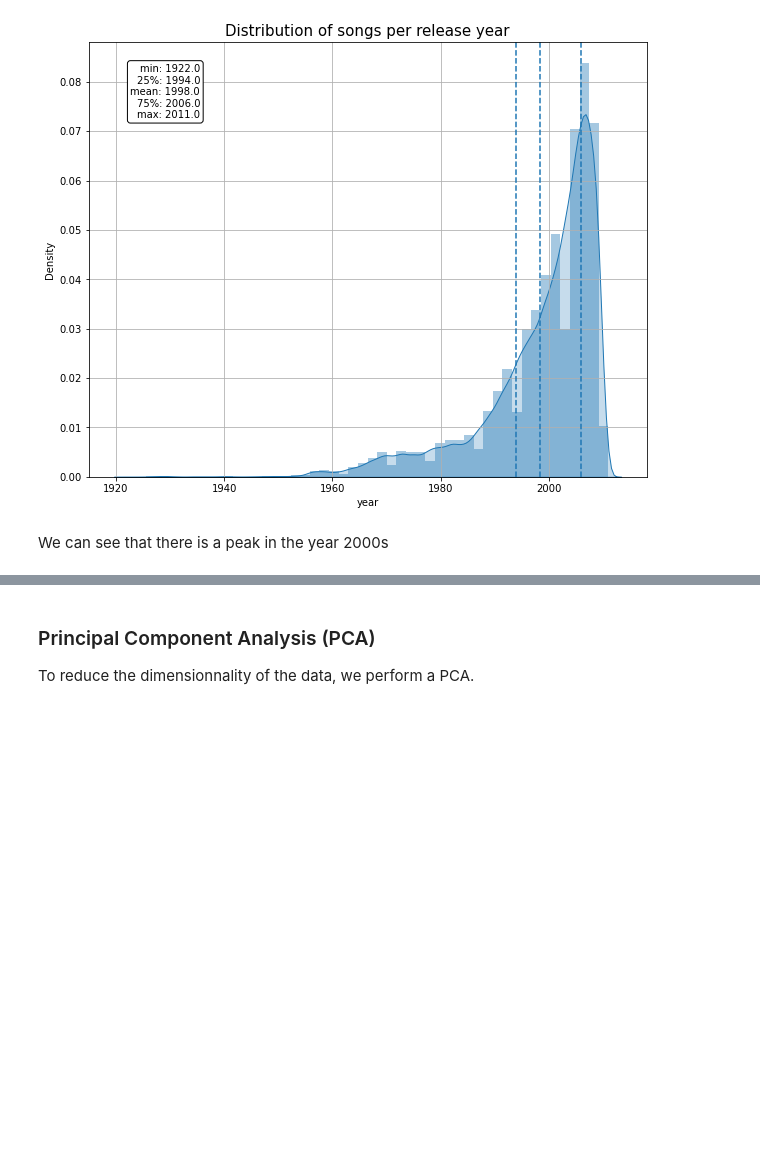
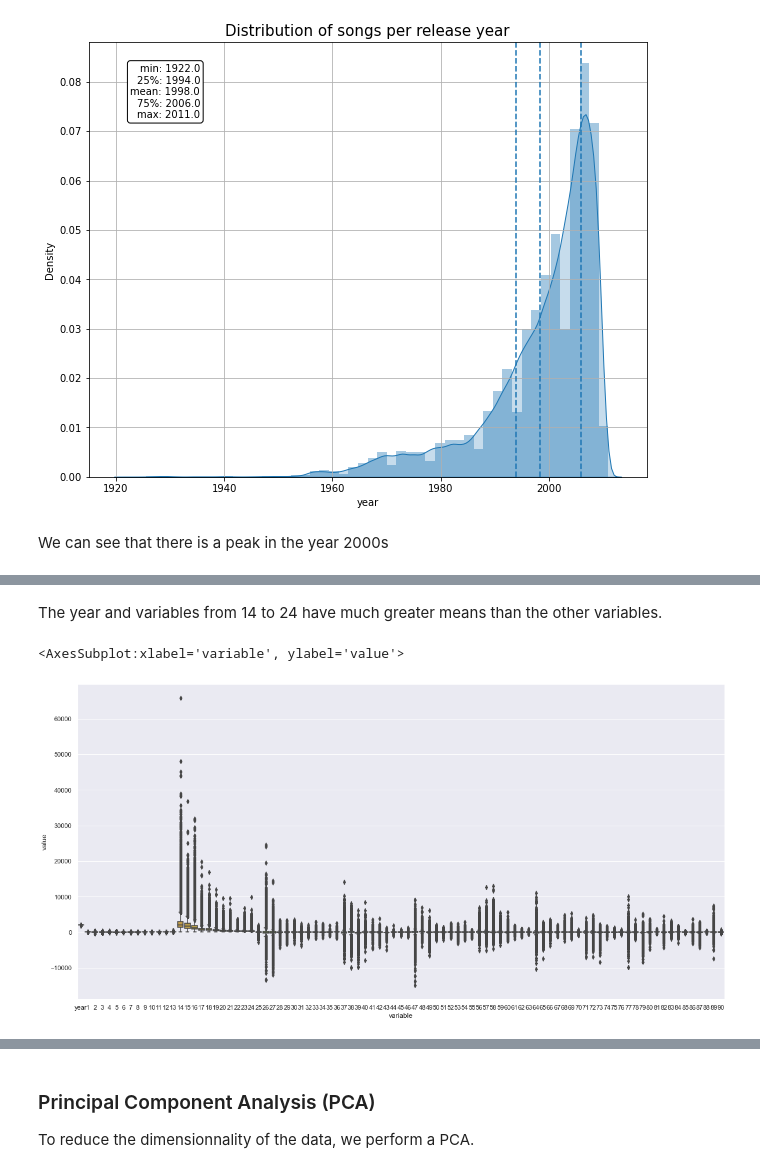
Before and after one commit to acharruey/YearPredictionMSD-Machine-Learning, a Jupyter notebook: FinalProject.ipynb, the cells around one changed output, grey strips where cells are left out. Drawn from its saved outputs; the diff is of its cells as text; code cells hidden in the pictures; blank space fills up the shorter version.

```diff
--- a/FinalProject.ipynb
+++ b/FinalProject.ipynb
@@ -92,0 +101,10 @@ We can see that there is a peak in the year 2000s
+# %% [markdown]
+The year and variables from 14 to 24 have much greater means than the other variables.
+# %%
+df_melted = pd.melt(df)
+
+sns.set(rc={"figure.figsize":(20, 10)}) #width=3, #height=4
+sns.boxplot(x='variable', y='value', data=df_melted)
+# %% [output]
+<AxesSubplot:xlabel='variable', ylabel='value'>
+[figure, added]
```
Also changed, not shown: parts of 15 cells of this notebook.
